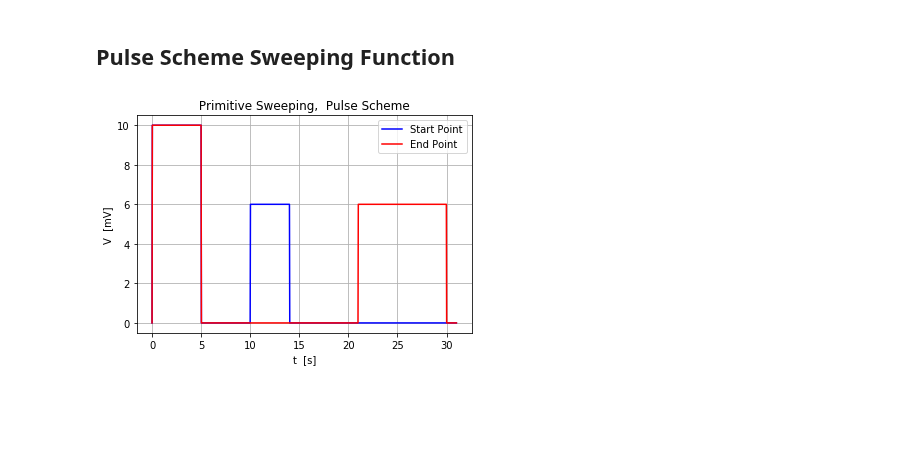
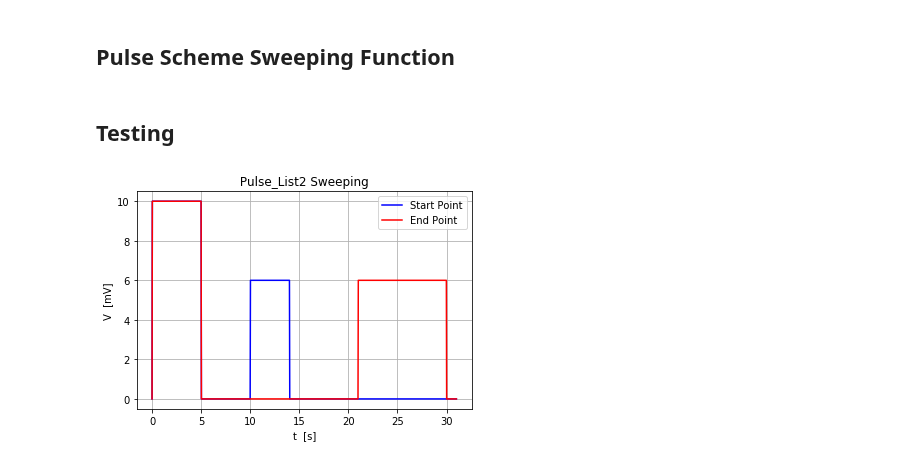
Before and after one commit to Holcan/STM, a Jupyter notebook: Pulses/Pulses_V3.ipynb, the cells around one changed output. Saved outputs shown, nothing was run; the diff lists cells and outputs as text; code cells hidden in the pictures; blank space fills up the shorter version.

Commit message:
Update Pulses_V3.ipynb
Eliminated some cells

```diff
--- a/Pulses/Pulses_V3.ipynb
+++ b/Pulses/Pulses_V3.ipynb
@@ -177,4 +179,6 @@ def Sweep(PulList,N,n,t,Δt):
         pulscheme += pularray[i]
 
     return pulscheme, time
+# %% [markdown]
+## Testing
 # %%
@@ -186,21 +190,21 @@ pobos100, trog1 = Sweep(Pulses_List2,100,100,31,1000); #End Point
 # %%
 
 fig,ax= plt.subplots()
 
 
 
 ax.grid(True)
 plt.plot(trog1,pobos0,'-b',label='Start Point')#blue  = start
 #plt.plot(trog1,pobos50,'-g',label='Midle Point') #green = mittel
 plt.plot(trog1,pobos100,'-r',label='End Point') #red = end
 ax.set_ylabel('V  [mV]')
 ax.set_xlabel('t  [s]')
-ax.set_title(' Primitive Sweeping,  Pulse Scheme ')
+ax.set_title(' Pulse_List2 Sweeping ')
 ax.legend(loc=0)
 plt.show()
 #fig.savefig('Pulse_sweep_t=20',optimize=True,bbox_inches='tight')
 # %% [output]
-[figure, old version]
+[figure, new version]
 # %%
 Pulses_List2
 # %% [output]
```
Also changed, not shown: parts of 3 cells of this notebook.
